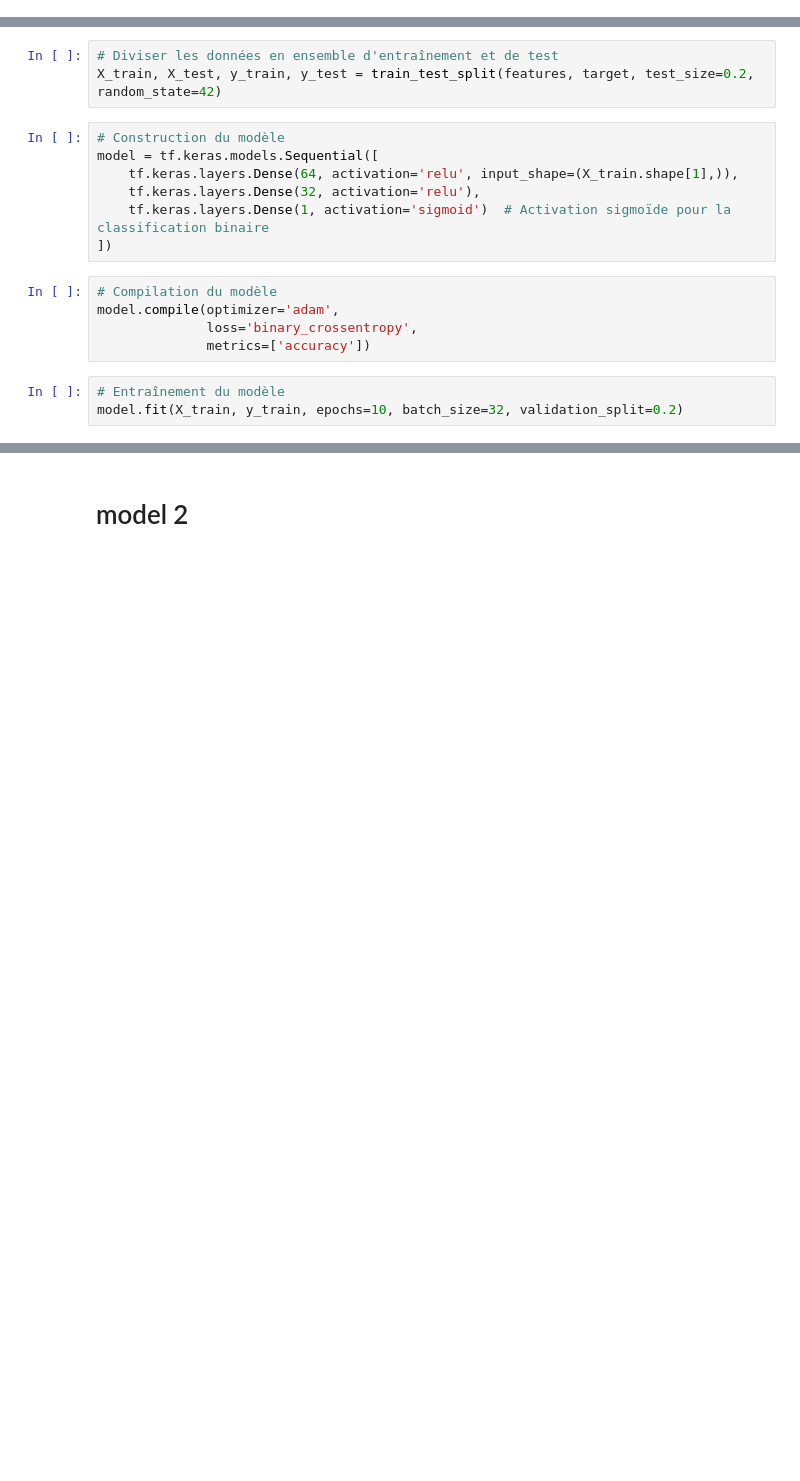
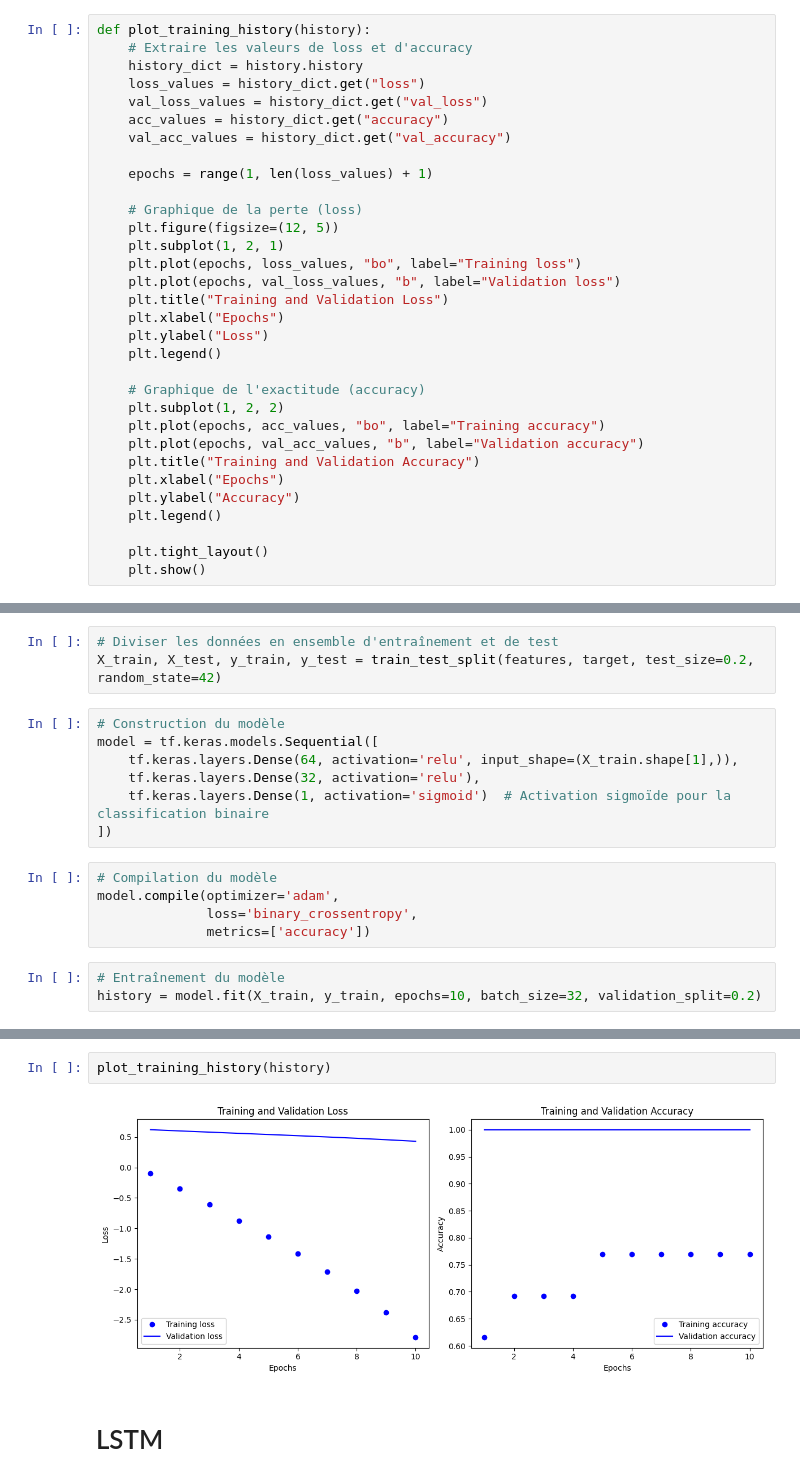
Before and after one commit to rricc22/F1, a Jupyter notebook: quick_analyse.ipynb, the cells around one changed output, grey strips where cells are left out. Saved outputs shown, nothing was run; the diff lists cells and outputs as text; blank space fills up the shorter version.

```diff
--- a/quick_analyse.ipynb
+++ b/quick_analyse.ipynb
@@ -15,6 +11,38 @@ To enable the following instructions: AVX2 FMA, in other operations, rebuild Ten
 # %%
 df = pd.read_csv('/home/riccardo/Documents/F1/dataset_plus_strait_lines_win.csv')
 df = df.drop('Unnamed: 0',axis=1)
+# %%
+def plot_training_history(history):
+    # Extraire les valeurs de loss et d'accuracy
+    history_dict = history.history
+    loss_values = history_dict.get("loss")
+    val_loss_values = history_dict.get("val_loss")
+    acc_values = history_dict.get("accuracy")
+    val_acc_values = history_dict.get("val_accuracy")
+
+    epochs = range(1, len(loss_values) + 1)
+
+    # Graphique de la perte (loss)
+    plt.figure(figsize=(12, 5))
+    plt.subplot(1, 2, 1)
+    plt.plot(epochs, loss_values, "bo", label="Training loss")
+    plt.plot(epochs, val_loss_values, "b", label="Validation loss")
+    plt.title("Training and Validation Loss")
+    plt.xlabel("Epochs")
+    plt.ylabel("Loss")
+    plt.legend()
+
+    # Graphique de l'exactitude (accuracy)
+    plt.subplot(1, 2, 2)
+    plt.plot(epochs, acc_values, "bo", label="Training accuracy")
+    plt.plot(epochs, val_acc_values, "b", label="Validation accuracy")
+    plt.title("Training and Validation Accuracy")
+    plt.xlabel("Epochs")
+    plt.ylabel("Accuracy")
+    plt.legend()
+
+    plt.tight_layout()
+    plt.show()
 # %% [markdown]
 # Perceptron 64-32-1
 # %%
@@ -42,6 +70,6 @@ model.compile(optimizer='adam',
               metrics=['accuracy'])
 # %%
 # Entraînement du modèle
-model.fit(X_train, y_train, epochs=10, batch_size=32, validation_split=0.2)
+history = model.fit(X_train, y_train, epochs=10, batch_size=32, validation_split=0.2)
 # %% [output]
 Epoch 1/10
@@ -74,3 +101,7 @@ print(f"Accuracy: {accuracy * 100:.2f}%")
 Accuracy: 84.55%
-# %% [markdown]
-# model 2
+# %%
+plot_training_history(history)
+# %% [output]
+[figure, added]
+# %% [markdown]
+# LSTM
```
Also changed, not shown: parts of 25 cells of this notebook.
